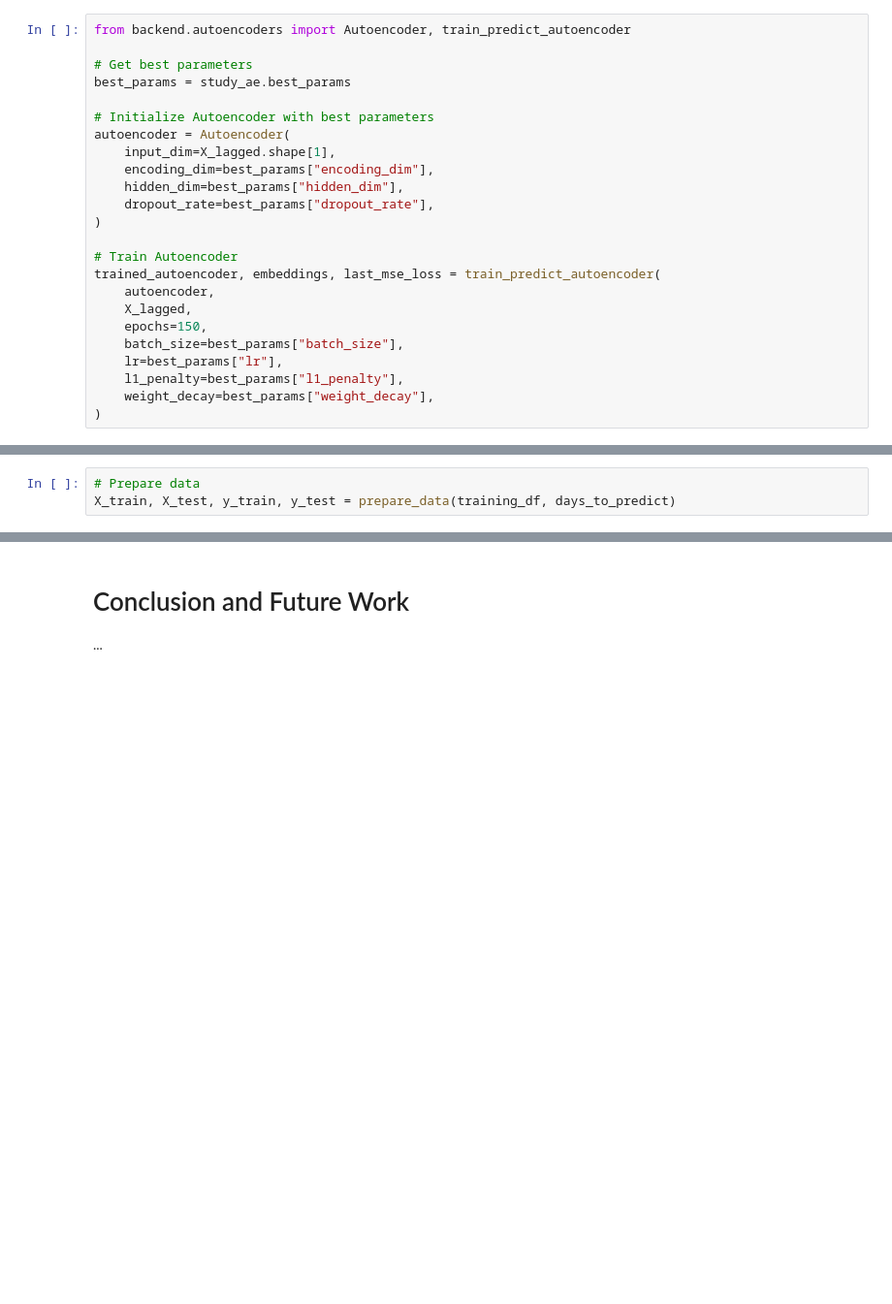
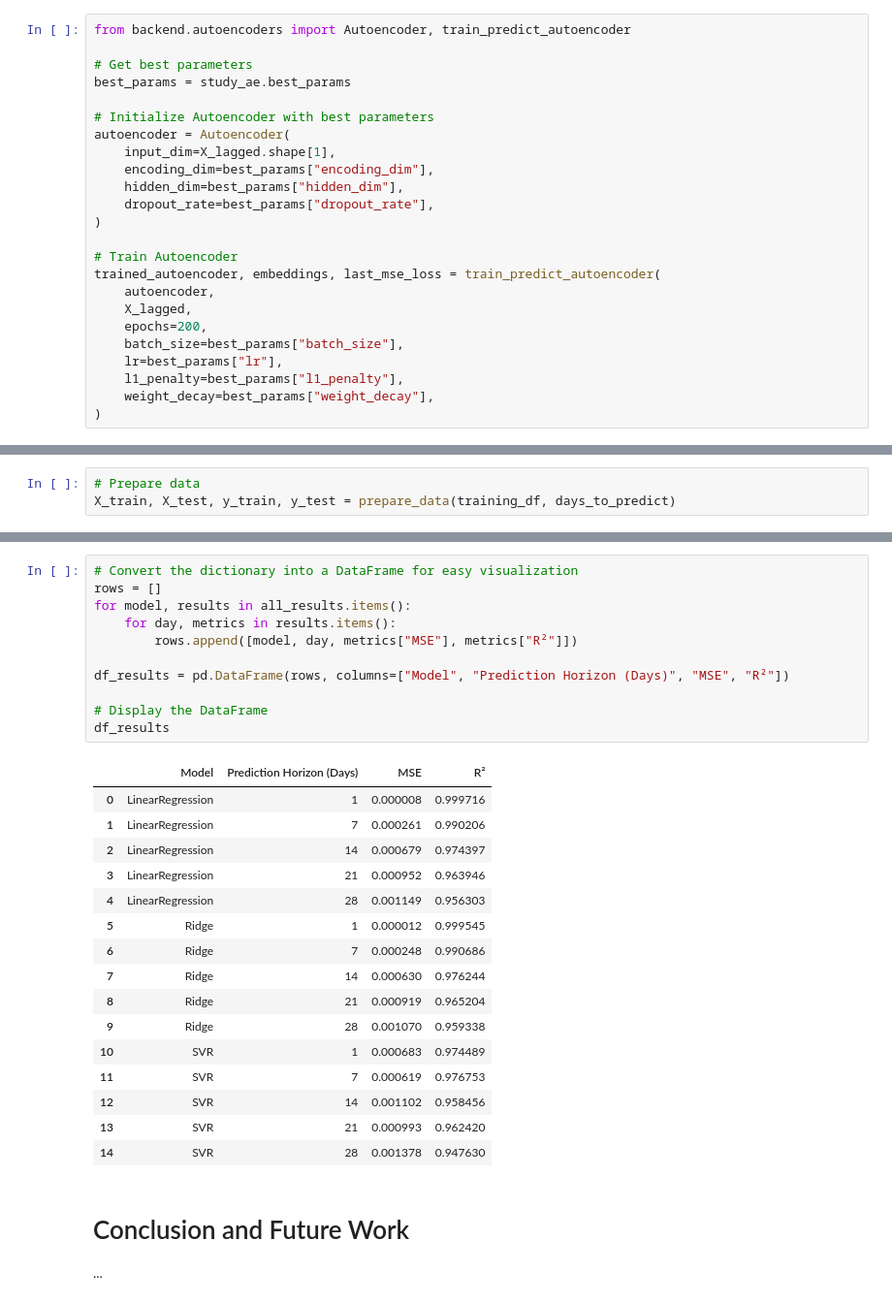
Before and after one commit to andreighinea1/FML_Project, a Jupyter notebook: stocks_data_prediction.ipynb, the cells around one changed output, grey strips where cells are left out. Shown at 97% size. Drawn from its saved outputs; the diff is of its cells as text; blank space fills up the shorter version.

```diff
--- a/stocks_data_prediction.ipynb
+++ b/stocks_data_prediction.ipynb
@@ -166,7 +218,7 @@ autoencoder = Autoencoder(
 trained_autoencoder, embeddings, last_mse_loss = train_predict_autoencoder(
     autoencoder,
     X_lagged,
-    epochs=150,
+    epochs=200,
     batch_size=best_params["batch_size"],
     lr=best_params["lr"],
     l1_penalty=best_params["l1_penalty"],
@@ -319,3 +451,31 @@ for model_name, params in models.items():
+# %%
+# Convert the dictionary into a DataFrame for easy visualization
+rows = []
+for model, results in all_results.items():
+    for day, metrics in results.items():
+        rows.append([model, day, metrics["MSE"], metrics["R²"]])
+
+df_results = pd.DataFrame(rows, columns=["Model", "Prediction Horizon (Days)", "MSE", "R²"])
+
+# Display the DataFrame
+df_results
+# %% [output]
+|  | Model | Prediction Horizon (Days) | MSE | R² |
+| 0 | LinearRegression | 1 | 0.000008 | 0.999716 |
+| 1 | LinearRegression | 7 | 0.000261 | 0.990206 |
+| 2 | LinearRegression | 14 | 0.000679 | 0.974397 |
+| 3 | LinearRegression | 21 | 0.000952 | 0.963946 |
+| 4 | LinearRegression | 28 | 0.001149 | 0.956303 |
+| 5 | Ridge | 1 | 0.000012 | 0.999545 |
+| 6 | Ridge | 7 | 0.000248 | 0.990686 |
+| 7 | Ridge | 14 | 0.000630 | 0.976244 |
+| 8 | Ridge | 21 | 0.000919 | 0.965204 |
+| 9 | Ridge | 28 | 0.001070 | 0.959338 |
+| 10 | SVR | 1 | 0.000683 | 0.974489 |
+| 11 | SVR | 7 | 0.000619 | 0.976753 |
+| 12 | SVR | 14 | 0.001102 | 0.958456 |
+| 13 | SVR | 21 | 0.000993 | 0.962420 |
+| 14 | SVR | 28 | 0.001378 | 0.947630 |
 # %% [markdown]
 # Conclusion and Future Work
 ...
```
Also changed, not shown: parts of 13 cells of this notebook, 19 other files.
